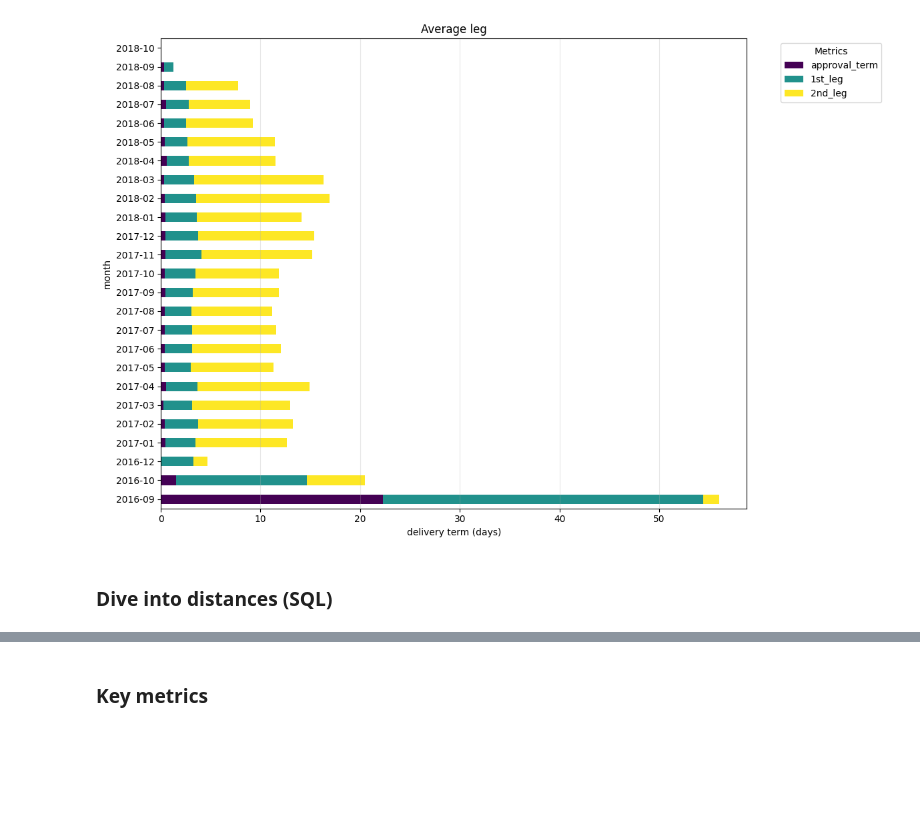
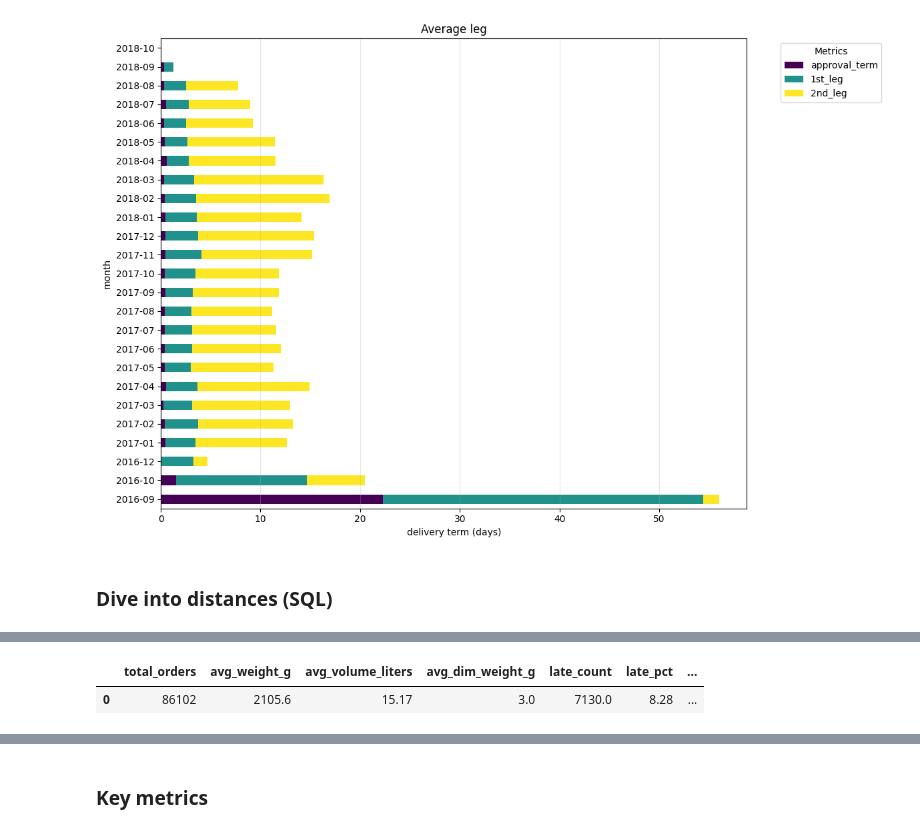
Before and after one commit to YehorI/test_task_2, a Jupyter notebook: test.ipynb, the cells around one changed output, grey strips where cells are left out. Cells and saved outputs as stored; diff of their text form; code cells hidden in the pictures; blank space fills up the shorter version.

```diff
--- a/test.ipynb
+++ b/test.ipynb
@@ -670,3 +798,90 @@ import duckdb
+# %%
+(res3 :=
+duckdb.sql(
+"""
+with
+cust_geo as (
+select
+    c.customer_id,
+    c.customer_zip_code_prefix,
+    avg(g.geolocation_lat) as geolocation_lat,
+    avg(g.geolocation_lng) as geolocation_lng
+from 'input/olist_customers_dataset.csv' c
+join 'input/olist_geolocation_dataset.csv' g
+on c.customer_zip_code_prefix = g.geolocation_zip_code_prefix
+group by c.customer_id, c.customer_zip_code_prefix
+),
+sel_geo as (
+select
+    s.seller_id,
+    s.seller_zip_code_prefix,
+    avg(g.geolocation_lat) as geolocation_lat,
+    avg(g.geolocation_lng) as geolocation_lng
+from 'input/olist_sellers_dataset.csv' s
+join 'input/olist_geolocation_dataset.csv' g
+on s.seller_zip_code_prefix = g.geolocation_zip_code_prefix
+group by s.seller_id, s.seller_zip_code_prefix
+),
+ord_cust_geo as (
+select o.*, cg.geolocation_lat, cg.geolocation_lng
+from 'input/olist_orders_dataset.csv' o
+join cust_geo cg on cg.customer_id = o.customer_id
+),
+single_item_orders as (
+select order_id
+from 'input/olist_order_items_dataset.csv'
+group by order_id
+having count(*) = 1
+),
+order_legs as (
+select
+    oi.order_id,
+    oi.product_id,
+    coalesce(t.product_category_name_english, p.product_category_name) as category,
+    p.product_weight_g,
+    p.product_length_cm,
+    p.product_height_cm,
+    p.product_width_cm,
+    round(p.product_length_cm * p.product_height_cm * p.product_width_cm / 1000.0, 2) as volume_liters,
+    round(p.product_length_cm * p.product_height_cm * p.product_width_cm / 5000.0, 2) as dim_weight_g,
+    ocg.order_purchase_timestamp as order_date,
+    ocg.order_estimated_delivery_date as estimated_delivery,
+    ocg.order_delivered_customer_date as delivered_date,
+    date_diff('day', ocg.order_delivered_carrier_date, ocg.order_delivered_customer_date) as second_leg,
+    round(sqrt(
+        pow(ocg.geolocation_lat - sg.geolocation_lat, 2) +
+        pow(ocg.geolocation_lng - sg.geolocation_lng, 2)
+    ), 2) as distance
+from 'input/olist_order_items_dataset.csv' oi
+join single_item_orders sio on sio.order_id = oi.order_id
+join ord_cust_geo ocg on ocg.order_id = oi.order_id
+join sel_geo sg on sg.seller_id = oi.seller_id
+join 'input/olist_products_dataset.csv' p on p.product_id = oi.product_id
+left join 'input/product_category_name_translation.csv' t on t.product_category_name = p.product_category_name
+)
+select
+    count(*) as total_orders,
+    round(avg(product_weight_g), 1) as avg_weight_g,
+    round(avg(volume_liters), 2) as avg_volume_liters,
+    round(avg(dim_weight_g), 1) as avg_dim_weight_g,
+    sum(case when delivered_date > estimated_delivery then 1 end) as late_count,
+    round(sum(case when delivered_date > estimated_delivery then 1 end) * 100.0 / count(*), 2) as late_pct,
+    round(corr(product_weight_g, case when delivered_date > estimated_delivery then 1.0 else 0.0 end), 3) as weight_late_corr,
+    round(corr(volume_liters, case when delivered_date > estimated_delivery then 1.0 else 0.0 end), 3) as volume_late_corr,
+    round(corr(dim_weight_g, case when delivered_date > estimated_delivery then 1.0 else 0.0 end), 3) as dim_weight_late_corr
+from order_legs
+where
+    second_leg > 0
+    and distance > 0
+    and order_date is not null
+    and product_weight_g is not null
+    and volume_liters is not null
+"""
+).df()
+)
+# %% [output]
+|  | total_orders | avg_weight_g | avg_volume_liters | avg_dim_weight_g | late_count | late_pct | ... |
+| 0 | 86102 | 2105.6 | 15.17 | 3.0 | 7130.0 | 8.28 | ... |
 # %% [markdown]
 ### Key insights
 
```
Also changed, not shown: parts of 7 cells of this notebook, 3 other files.
